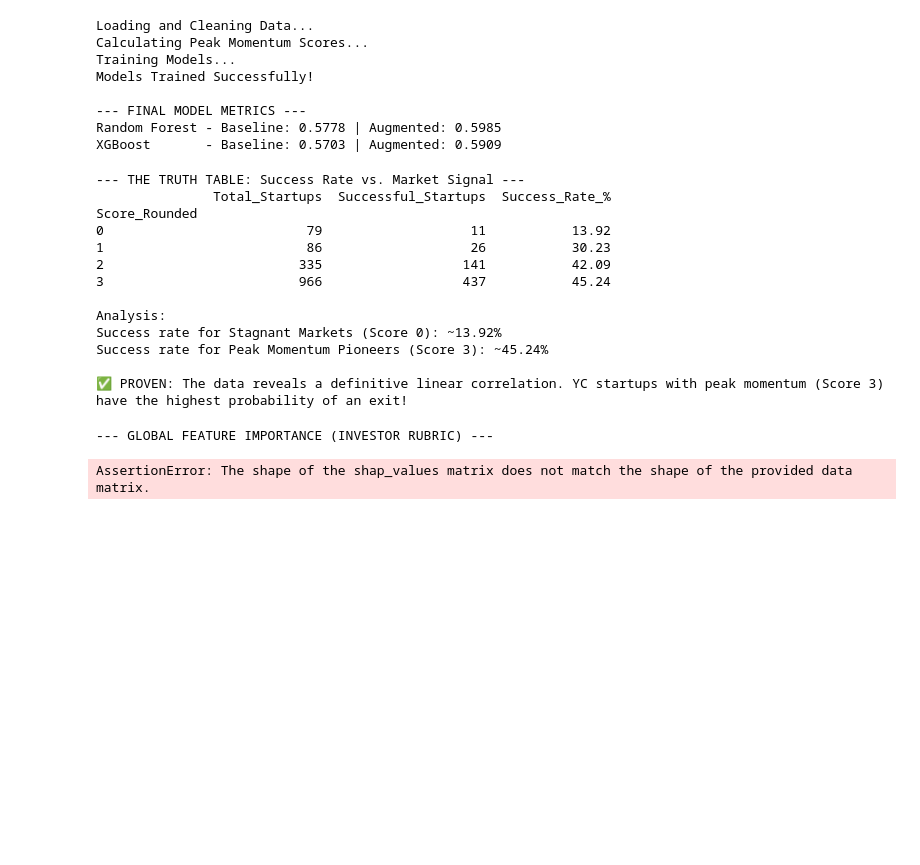
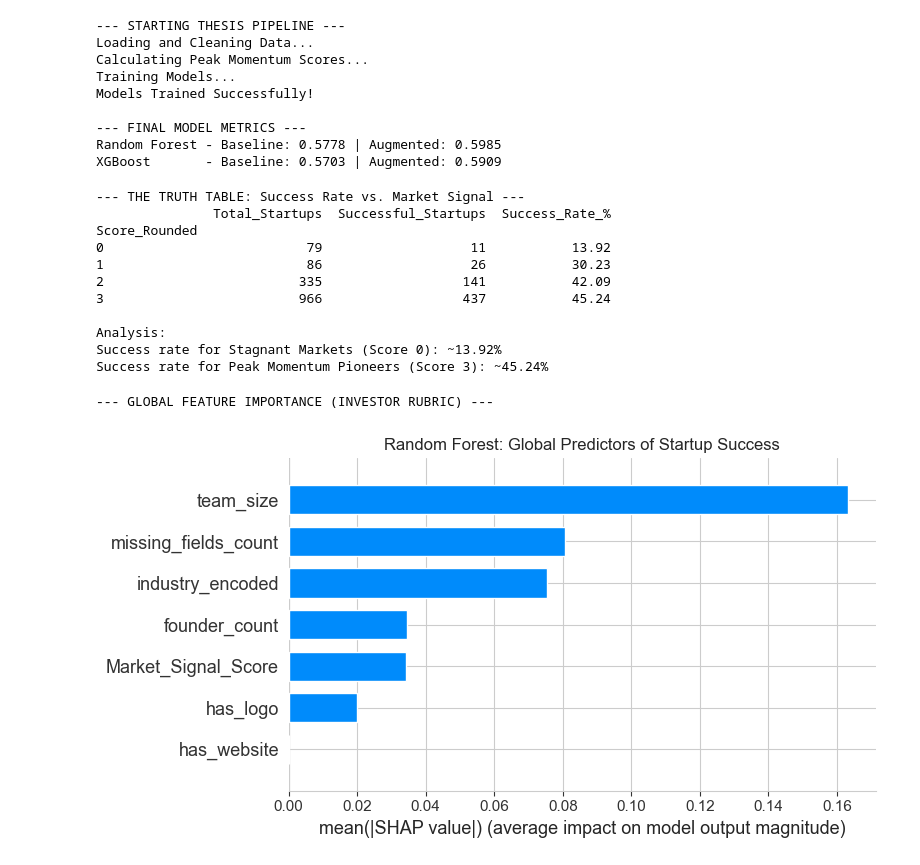
Before and after one commit to nehirlaviva/startup-success-prediction, a Jupyter notebook: yc_pipeline.ipynb, the cells around one changed output. Saved outputs shown, nothing was run; the diff lists cells and outputs as text; code cells hidden in the pictures; blank space fills up the shorter version.

```diff
--- a/yc_pipeline.ipynb
+++ b/yc_pipeline.ipynb
@@ -1,19 +1,31 @@
 # %%
+%load_ext autoreload
+%autoreload 2
 import pandas as pd
+import numpy as np
 import shap
 import matplotlib.pyplot as plt
+import seaborn as sns
+from collections import Counter
+import re
 from utils import load_and_clean_data, calculate_momentum_scores, run_model_experiment
 
-# Initialize SHAP visualization tools
+# Initialize SHAP for Jupyter Notebook
 shap.initjs()
+# Set standard plotting style for thesis
+sns.set_style("whitegrid")
 # %% [output]
 [interactive output not drawn]
 # %%
-# Run Phase 1 and 2
+print("--- STARTING THESIS PIPELINE ---")
+
+# 1. Load Data
 df_train, df_full = load_and_clean_data('yc_companies.csv')
-df_scored = calculate_momentum_scores(df_train, df_full)
 
-# Run Phase 3
+# 2. Calculate Scores (Catching BOTH the dataframe and the dictionary)
+df_scored, yearly_word_scores = calculate_momentum_scores(df_train, df_full)
+
+# 3. Train Models
 trained_rf, trained_xgb, X_test, y_test, metrics = run_model_experiment(df_scored)
 
 # Print Final F1 Scores
@@ -21,6 +33,7 @@ print("\n--- FINAL MODEL METRICS ---")
 print(f"Random Forest - Baseline: {metrics['Random Forest']['Baseline']:.4f} | Augmented: {metrics['Random Forest']['Augmented']:.4f}")
 print(f"XGBoost       - Baseline: {metrics['XGBoost']['Baseline']:.4f} | Augmented: {metrics['XGBoost']['Augmented']:.4f}")
 # %% [output]
+--- STARTING THESIS PIPELINE ---
 Loading and Cleaning Data...
 Calculating Peak Momentum Scores...
 Training Models...
@@ -30,7 +43,7 @@ Models Trained Successfully!
 Random Forest - Baseline: 0.5778 | Augmented: 0.5985
 XGBoost       - Baseline: 0.5703 | Augmented: 0.5909
 # %%
-# Phase 4: Truth Table Analysis
+# Create the validation table
 df_scored['Score_Rounded'] = df_scored['Market_Signal_Score'].round().astype(int)
 
 validation_table = df_scored.groupby('Score_Rounded').agg(
@@ -49,9 +62,6 @@ bottom_score_rate = validation_table.loc[0, 'Success_Rate_%'] if 0 in validation
 print(f"\nAnalysis:")
 print(f"Success rate for Stagnant Markets (Score 0): ~{bottom_score_rate}%")
 print(f"Success rate for Peak Momentum Pioneers (Score 3): ~{top_score_rate}%")
-
-if top_score_rate > bottom_score_rate:
-    print("\n✅ PROVEN: The data reveals a definitive linear correlation. YC startups with peak momentum (Score 3) have the highest probability of an exit!")
 # %% [output]
 --- THE TRUTH TABLE: Success Rate vs. Market Signal ---
                Total_Startups  Successful_Startups  Success_Rate_%
@@ -64,27 +74,22 @@ Score_Rounded
 Analysis:
 Success rate for Stagnant Markets (Score 0): ~13.92%
 Success rate for Peak Momentum Pioneers (Score 3): ~45.24%
-
-✅ PROVEN: The data reveals a definitive linear correlation. YC startups with peak momentum (Score 3) have the highest probability of an exit!
 # %%
-# Phase 5: SHAP Global Feature Importance
-# We use Random Forest as it is our Champion Model
-explainer = shap.TreeExplainer(trained_rf)
-shap_values = explainer.shap_values(X_test)
+# Calculate Global SHAP values for Random Forest (Champion Model)
+explainer_rf = shap.TreeExplainer(trained_rf)
+shap_values_rf = explainer_rf.shap_values(X_test)
 
-# --- THE SHAP VERSION FIX ---
-# Check if SHAP returned a List (old version) or a 3D Array (new version)
-if isinstance(shap_values, list):
-    shap_values_success = shap_values[1]
+# Handle SHAP library version differences
+if isinstance(shap_values_rf, list):
+    shap_values_success = shap_values_rf[1]
 else:
-    # Slice the 3D array: [all_startups, all_features, class_1_success]
-    shap_values_success = shap_values[:, :, 1]
+    shap_values_success = shap_values_rf[:, :, 1]
 
 print("--- GLOBAL FEATURE IMPORTANCE (INVESTOR RUBRIC) ---")
 shap.summary_plot(shap_values_success, X_test, plot_type="bar", show=False)
 plt.title("Random Forest: Global Predictors of Startup Success")
 plt.tight_layout()
 plt.show()
 # %% [output]
 --- GLOBAL FEATURE IMPORTANCE (INVESTOR RUBRIC) ---
-AssertionError: The shape of the shap_values matrix does not match the shape of the provided data matrix.
+[figure, added]
```
Also changed, not shown: parts of 7 cells of this notebook, 3 other files.
